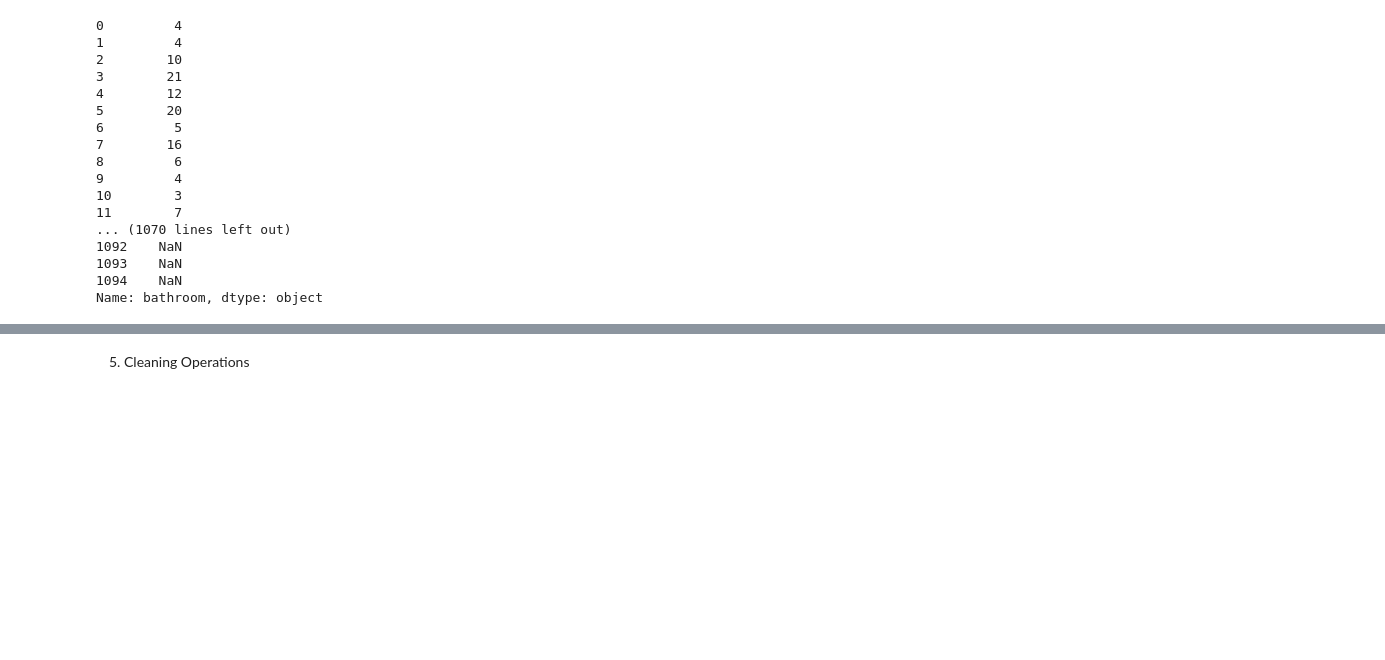
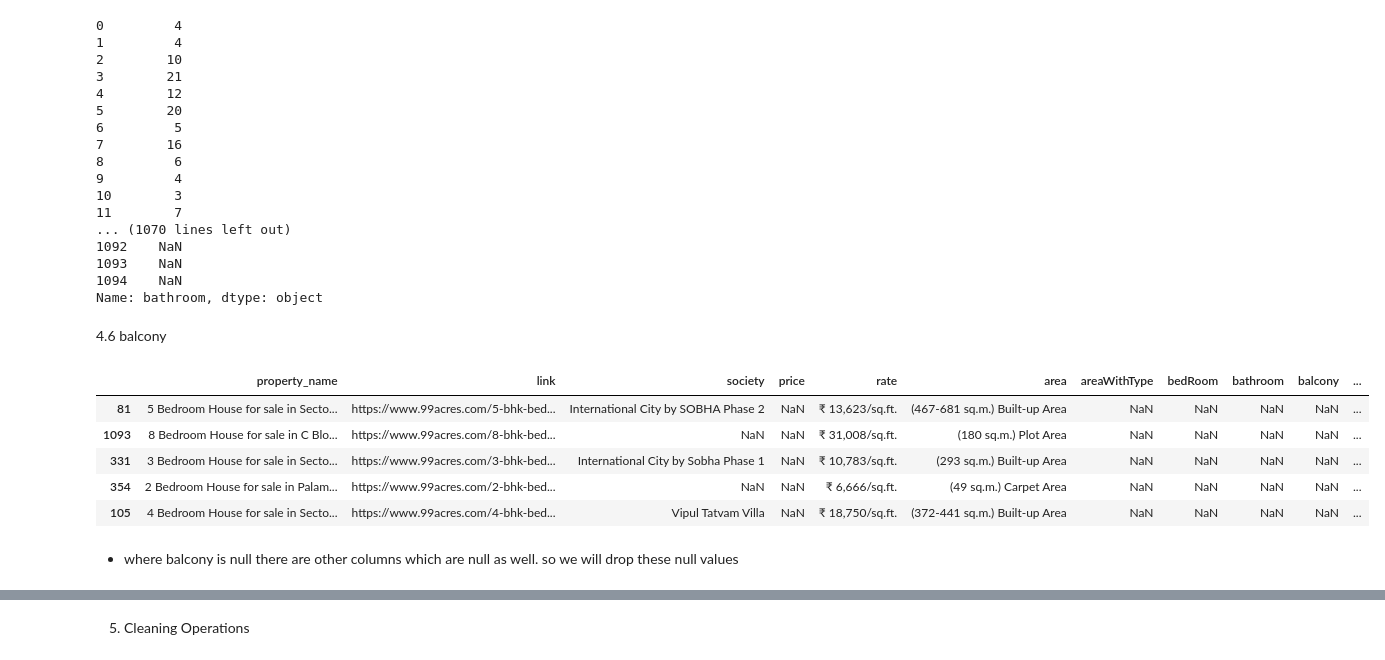
Before and after one commit to abhishek-saurav/real_estate_project, a Jupyter notebook: Data Cleaning/house_data_cleaning.ipynb, the cells around one changed output, grey strips where cells are left out. Saved outputs shown, nothing was run; the diff lists cells and outputs as text; code cells hidden in the pictures; blank space fills up the shorter version.

```diff
--- a/Data Cleaning/house_data_cleaning.ipynb
+++ b/Data Cleaning/house_data_cleaning.ipynb
@@ -389,3 +389,22 @@ np.int64(108)
 1093    NaN
 1094    NaN
 Name: bathroom, dtype: object
+# %% [markdown]
+4.6 balcony
+# %%
+(
+    df[df
+    .balcony
+    .isnull()
+    ]
+    .sample(5)
+)
+# %% [output]
+|  | property_name | link | society | price | rate | area | areaWithType | bedRoom | bathroom | balcony | ... |
+| 81 | 5 Bedroom House for sale in Secto... | https://www.99acres.com/5-bhk-bed... | International City by SOBHA Phase 2 | NaN | ₹ 13,623/sq.ft. | (467-681 sq.m.) Built-up Area | NaN | NaN | NaN | NaN | ... |
+| 1093 | 8 Bedroom House for sale in C Blo... | https://www.99acres.com/8-bhk-bed... | NaN | NaN | ₹ 31,008/sq.ft. | (180 sq.m.) Plot Area | NaN | NaN | NaN | NaN | ... |
+| 331 | 3 Bedroom House for sale in Secto... | https://www.99acres.com/3-bhk-bed... | International City by Sobha Phase 1 | NaN | ₹ 10,783/sq.ft. | (293 sq.m.) Built-up Area | NaN | NaN | NaN | NaN | ... |
+| 354 | 2 Bedroom House for sale in Palam... | https://www.99acres.com/2-bhk-bed... | NaN | NaN | ₹ 6,666/sq.ft. | (49 sq.m.) Carpet Area | NaN | NaN | NaN | NaN | ... |
+| 105 | 4 Bedroom House for sale in Secto... | https://www.99acres.com/4-bhk-bed... | Vipul Tatvam Villa | NaN | ₹ 18,750/sq.ft. | (372-441 sq.m.) Built-up Area | NaN | NaN | NaN | NaN | ... |
+# %% [markdown]
+- where balcony is null there are other columns which are null as well. so we will drop these null values
```
Also changed, not shown: parts of 17 cells of this notebook, 6 other files.
